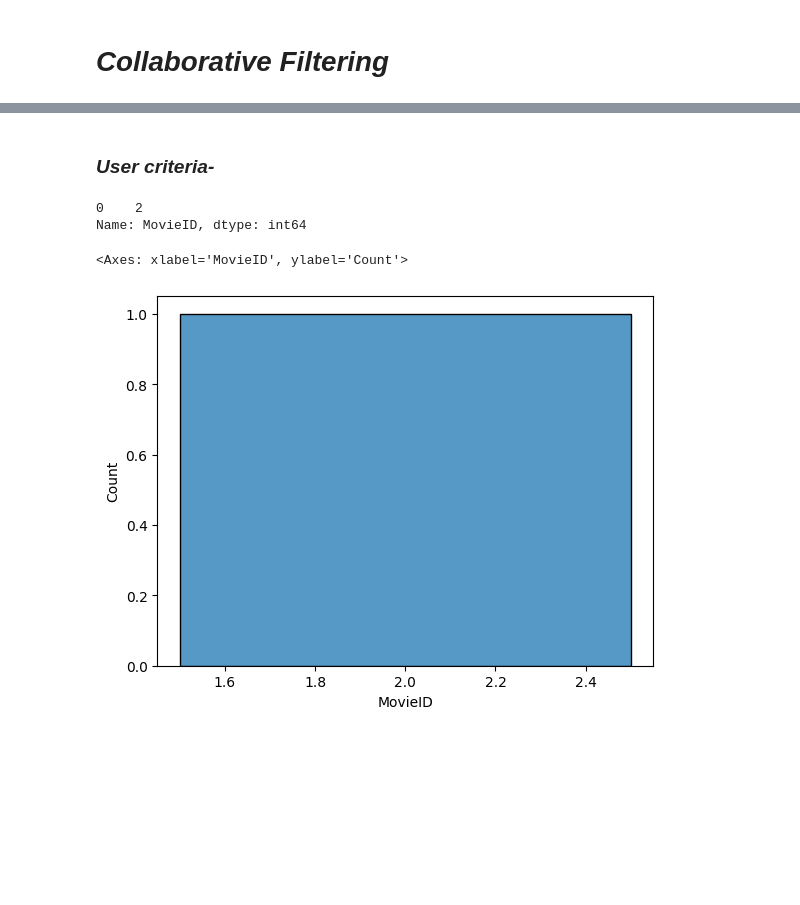
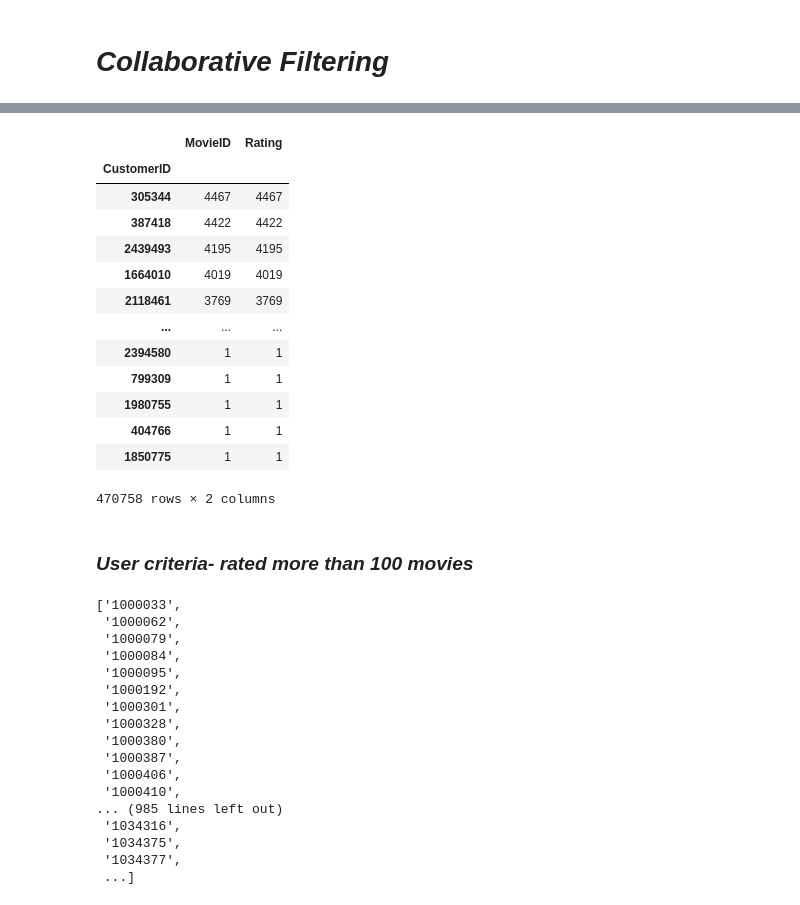
Before and after one commit to NityaVerma19/Movie-recommendation, a Jupyter notebook: netflix-prize.ipynb, the cells around one changed output, grey strips where cells are left out. Drawn from its saved outputs; the diff is of its cells as text; code cells hidden in the pictures; blank space fills up the shorter version.

```diff
--- a/netflix-prize.ipynb
+++ b/netflix-prize.ipynb
@@ -279,13 +285,44 @@ import seaborn as sns
+# %%
+data_1.groupby('CustomerID').count().sort_values(by = 'MovieID', ascending = False)
+# %% [output]
+|  | MovieID | Rating |
+| CustomerID |  |  |
+| 305344 | 4467 | 4467 |
+| 387418 | 4422 | 4422 |
+| 2439493 | 4195 | 4195 |
+| 1664010 | 4019 | 4019 |
+| 2118461 | 3769 | 3769 |
+| ... | ... | ... |
+| 2394580 | 1 | 1 |
+| 799309 | 1 | 1 |
+| 1980755 | 1 | 1 |
+| 404766 | 1 | 1 |
+| 1850775 | 1 | 1 |
+470758 rows × 2 columns
 # %% [markdown]
-### *User criteria-*
+### *User criteria- rated more than 100 movies*
 # %%
-count_of_ratings = data_1.groupby('CustomerID').count()['MovieID'].mode()
-count_of_ratings
+rating_by_each_user = data_1.groupby('CustomerID').count()['MovieID']>100
-# %% [output]
-0    2
-Name: MovieID, dtype: int64
-# %%
-sns.histplot(count_of_ratings)
-# %% [output]
-<Axes: xlabel='MovieID', ylabel='Count'>
-[figure, removed]
+# %%
+#all users who have rated more than 100 movies
+active_users = rating_by_each_user[rating_by_each_user].index
+active_users = active_users.tolist()
+active_users
+# %% [output]
+['1000033',
+ '1000062',
+ '1000079',
+ '1000084',
+ '1000095',
+ '1000192',
+ '1000301',
+ '1000328',
+ '1000380',
+ '1000387',
+ '1000406',
+ '1000410',
+... (985 lines left out)
+ '1034316',
+ '1034375',
+ '1034377',
+ ...]
```
Also changed, not shown: parts of 12 cells of this notebook.
